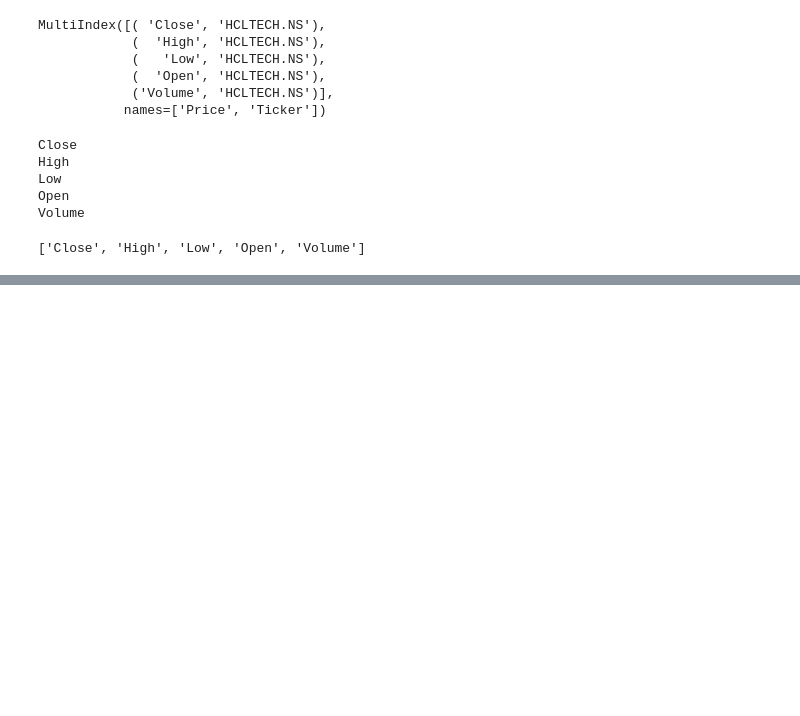
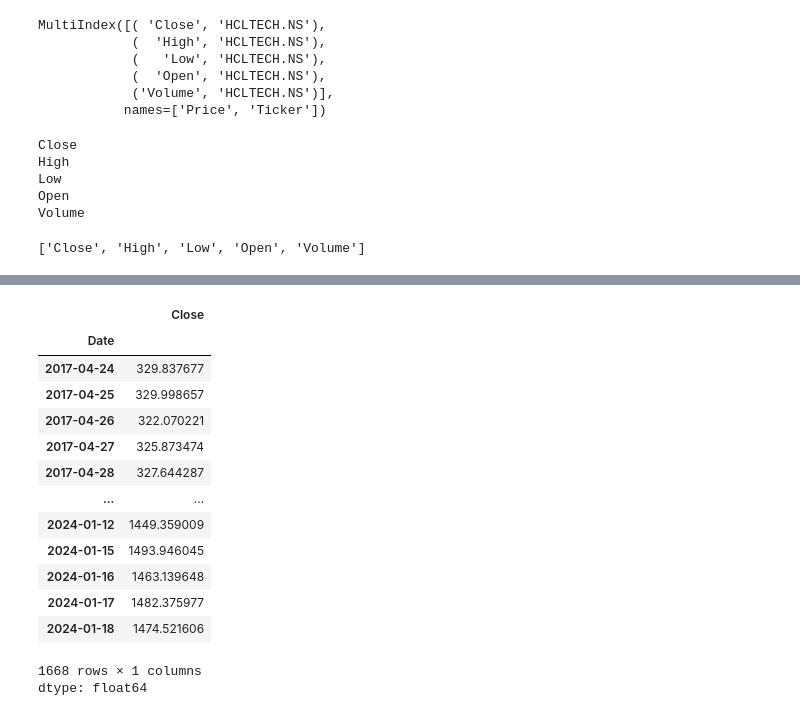
Before and after one commit to ArunK-ML/Learn---TimeSeries-StockPrice---Tensorflow, a Jupyter notebook: TimeSeries_Stockprice.ipynb, the cells around one changed output, grey strips where cells are left out. Cells and saved outputs as stored; diff of their text form; code cells hidden in the pictures; blank space fills up the shorter version.

```diff
--- a/TimeSeries_Stockprice.ipynb
+++ b/TimeSeries_Stockprice.ipynb
@@ -51,0 +134,20 @@ df1.columns = [i[0] for i in df1.columns]
+# %%
+df_train = df["Close"].iloc[:-n_test].copy()
+# %%
+df_train
+# %% [output]
+|  | Close |
+| Date |  |
+| 2017-04-24 | 329.837677 |
+| 2017-04-25 | 329.998657 |
+| 2017-04-26 | 322.070221 |
+| 2017-04-27 | 325.873474 |
+| 2017-04-28 | 327.644287 |
+| ... | ... |
+| 2024-01-12 | 1449.359009 |
+| 2024-01-15 | 1493.946045 |
+| 2024-01-16 | 1463.139648 |
+| 2024-01-17 | 1482.375977 |
+| 2024-01-18 | 1474.521606 |
+1668 rows × 1 columns
+dtype: float64
```
Also changed, not shown: parts of 9 cells of this notebook.
